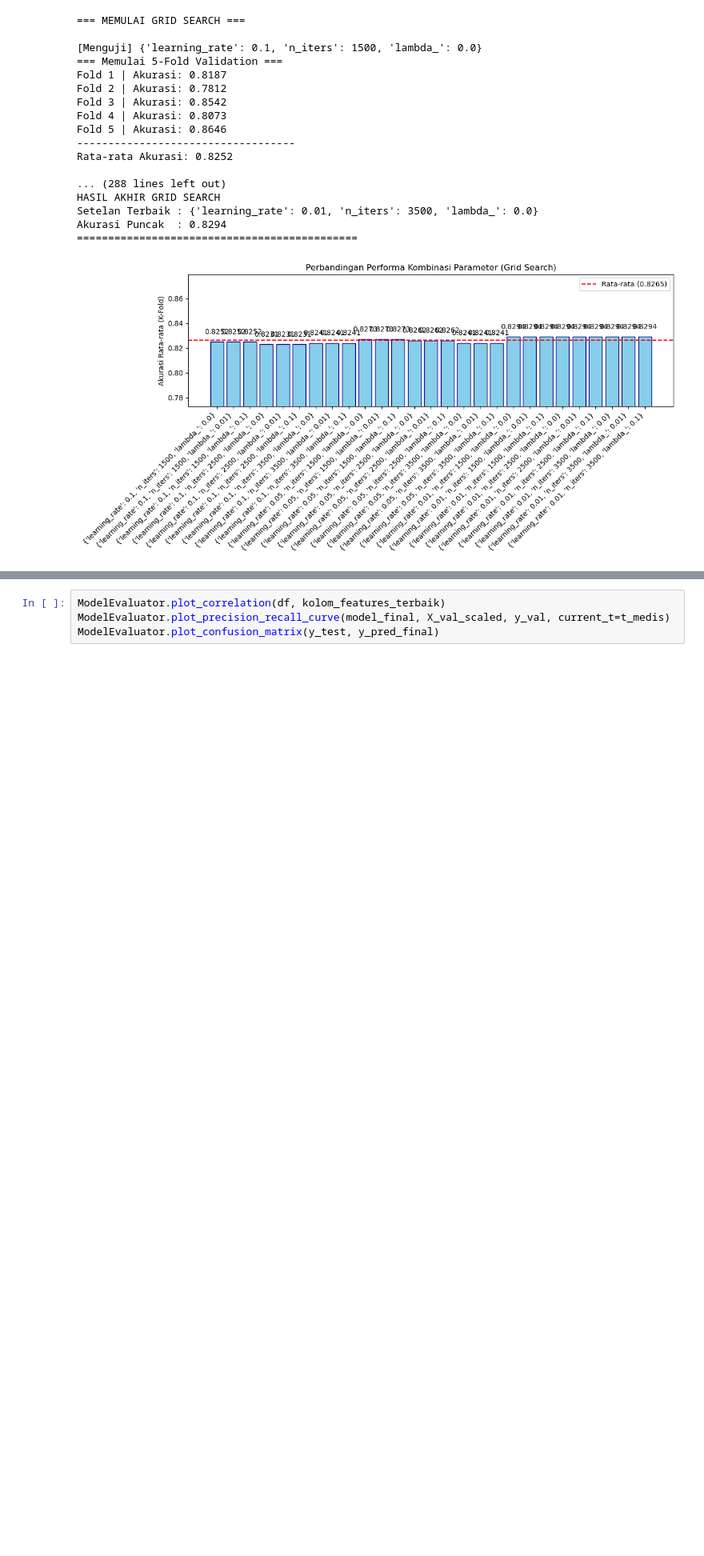
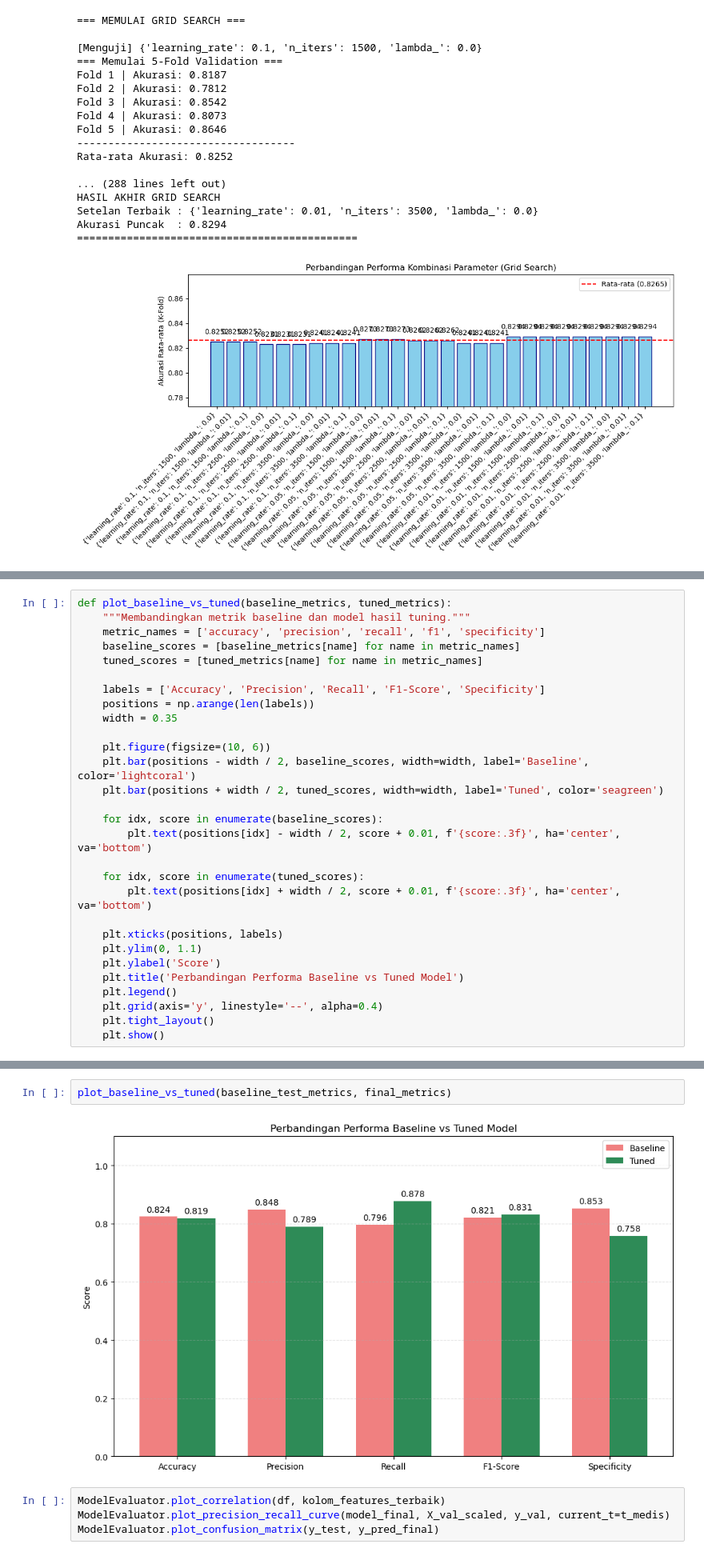
Before and after one commit to Hitchgernn/breast-cancer-prediction, a Jupyter notebook: prediction.ipynb, the cells around one changed output, grey strips where cells are left out. Shown at 80% size. Cells and saved outputs as stored; diff of their text form; blank space fills up the shorter version.

```diff
--- a/prediction.ipynb
+++ b/prediction.ipynb
@@ -844,3 +885,32 @@ Recall           : 0.8776
 Precision        : 0.7890
 Specificity      : 0.7579
 F1-Score         : 0.8309
+# %%
+def plot_baseline_vs_tuned(baseline_metrics, tuned_metrics):
+    """Membandingkan metrik baseline dan model hasil tuning."""
+    metric_names = ['accuracy', 'precision', 'recall', 'f1', 'specificity']
+    baseline_scores = [baseline_metrics[name] for name in metric_names]
+    tuned_scores = [tuned_metrics[name] for name in metric_names]
+
+    labels = ['Accuracy', 'Precision', 'Recall', 'F1-Score', 'Specificity']
+    positions = np.arange(len(labels))
+    width = 0.35
+
+    plt.figure(figsize=(10, 6))
+    plt.bar(positions - width / 2, baseline_scores, width=width, label='Baseline', color='lightcoral')
+    plt.bar(positions + width / 2, tuned_scores, width=width, label='Tuned', color='seagreen')
+
+    for idx, score in enumerate(baseline_scores):
+        plt.text(positions[idx] - width / 2, score + 0.01, f'{score:.3f}', ha='center', va='bottom')
+
+    for idx, score in enumerate(tuned_scores):
+        plt.text(positions[idx] + width / 2, score + 0.01, f'{score:.3f}', ha='center', va='bottom')
+
+    plt.xticks(positions, labels)
+    plt.ylim(0, 1.1)
+    plt.ylabel('Score')
+    plt.title('Perbandingan Performa Baseline vs Tuned Model')
+    plt.legend()
+    plt.grid(axis='y', linestyle='--', alpha=0.4)
+    plt.tight_layout()
+    plt.show()
@@ -847,3 +936,7 @@ F1-Score         : 0.8309
+# %%
+plot_baseline_vs_tuned(baseline_test_metrics, final_metrics)
+# %% [output]
+[figure, added]
 # %%
 ModelEvaluator.plot_correlation(df, kolom_features_terbaik)
 ModelEvaluator.plot_precision_recall_curve(model_final, X_val_scaled, y_val, current_t=t_medis)
```
Also changed, not shown: parts of 4 cells of this notebook, 1 other file.
